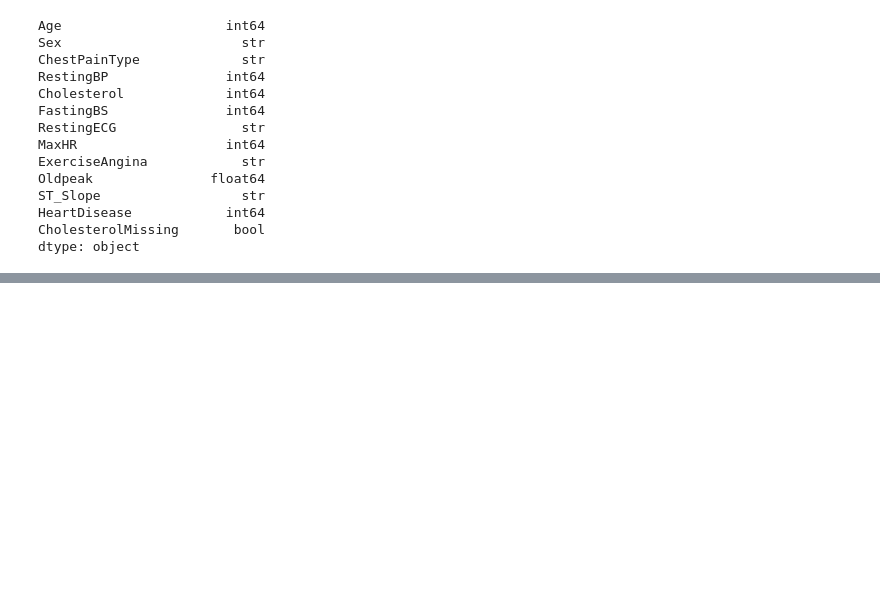
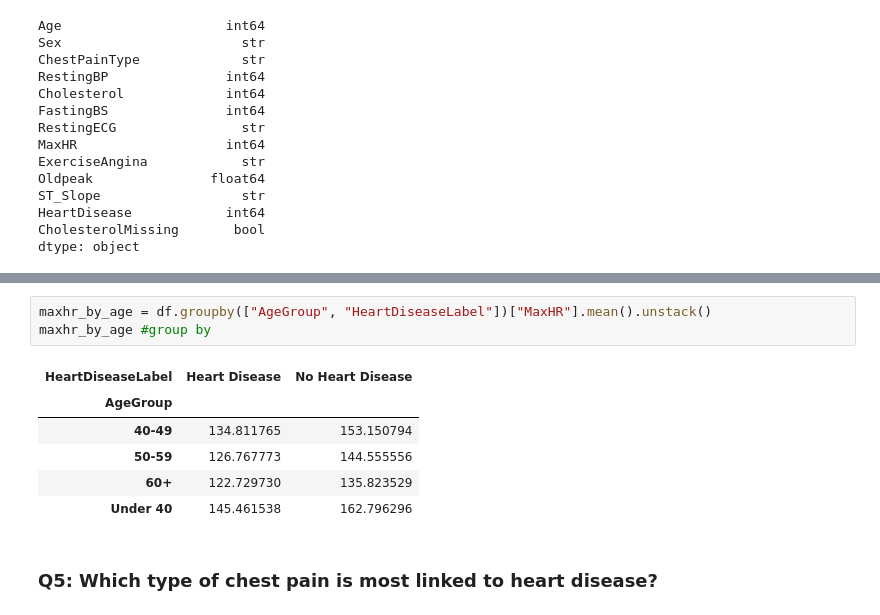
Before and after one commit to TuhinShaikh/Heart-Disease-Visualisation, a Jupyter notebook: Heart_Disease_Analysis.ipynb, the cells around one changed output, grey strips where cells are left out. Cells and saved outputs as stored; diff of their text form; blank space fills up the shorter version.

```diff
--- a/Heart_Disease_Analysis.ipynb
+++ b/Heart_Disease_Analysis.ipynb
@@ -231,0 +343,12 @@ dtype: object
+# %%
+maxhr_by_age = df.groupby(["AgeGroup", "HeartDiseaseLabel"])["MaxHR"].mean().unstack()
+maxhr_by_age #group by
+# %% [output]
+| HeartDiseaseLabel | Heart Disease | No Heart Disease |
+| AgeGroup |  |  |
+| 40-49 | 134.811765 | 153.150794 |
+| 50-59 | 126.767773 | 144.555556 |
+| 60+ | 122.729730 | 135.823529 |
+| Under 40 | 145.461538 | 162.796296 |
+# %% [markdown]
+### Q5: Which type of chest pain is most linked to heart disease?
```
Also changed, not shown: parts of 21 cells of this notebook.
